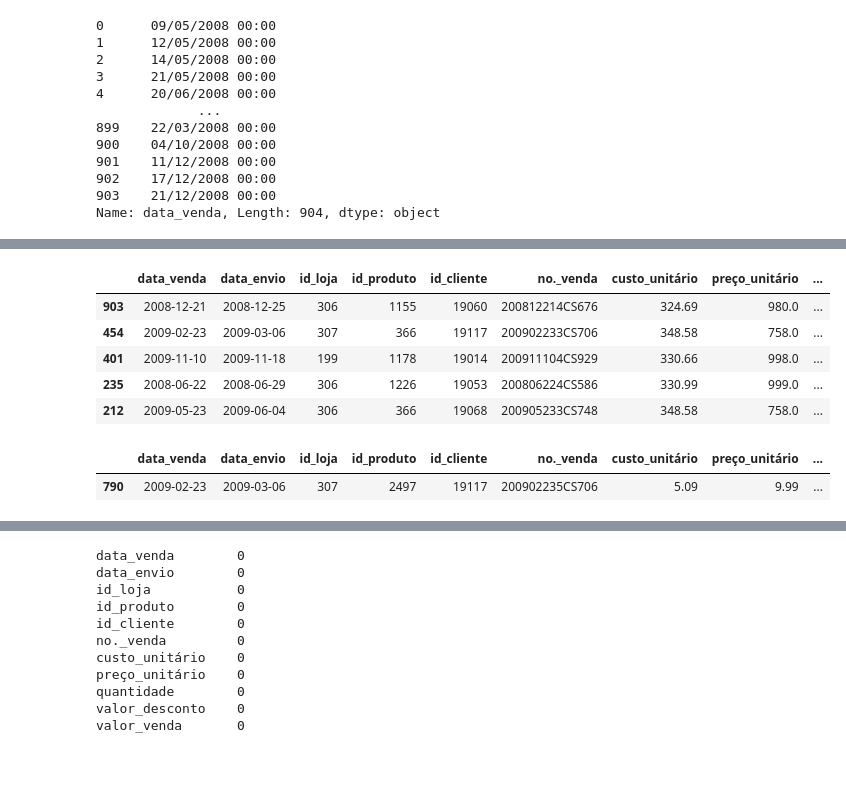
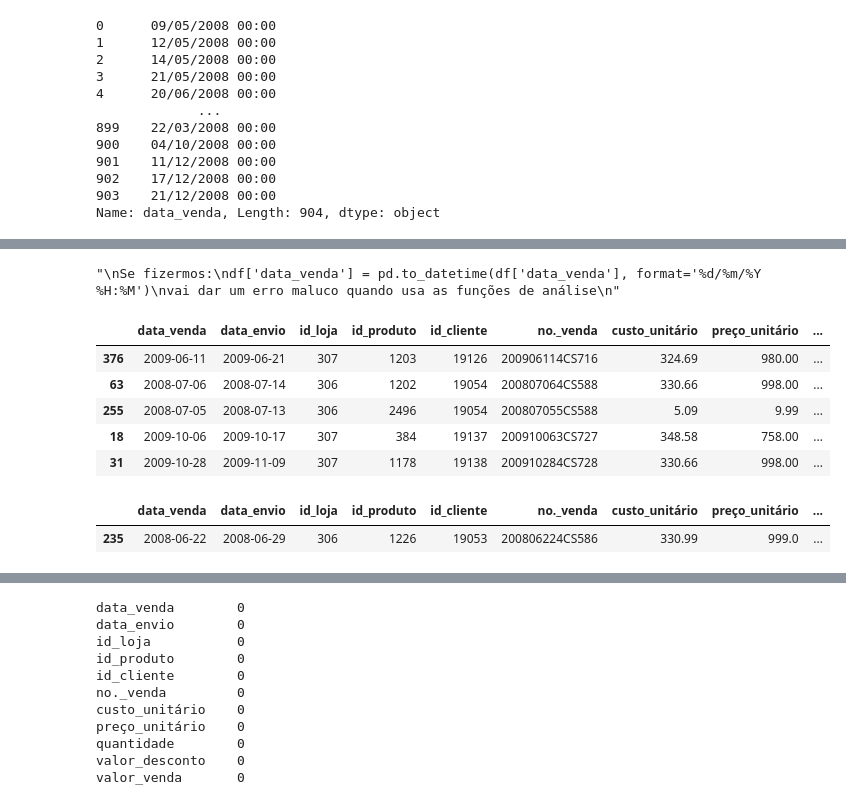
Before and after one commit to til021/Analise-Pandas, a Jupyter notebook: Analise Pandas.ipynb, the cells around one changed output, grey strips where cells are left out. Saved outputs shown, nothing was run; the diff lists cells and outputs as text; code cells hidden in the pictures; blank space fills up the shorter version.

```diff
--- a/Analise Pandas.ipynb
+++ b/Analise Pandas.ipynb
@@ -122,24 +137,33 @@ Name: data_venda, Length: 904, dtype: object
+# %%
+# Convertendo as colunas de data:
+"""
+Se fizermos:
+df['data_venda'] = pd.to_datetime(df['data_venda'], format='%d/%m/%Y %H:%M')
+vai dar um erro maluco quando usa as funções de análise
+"""
+# %% [output]
+"\nSe fizermos:\ndf['data_venda'] = pd.to_datetime(df['data_venda'], format='%d/%m/%Y %H:%M')\nvai dar um erro maluco quando usa as funções de análise\n"
 # %%
 # Convertendo as colunas de data:
 
 
-df['data_venda'] = pd.to_datetime(df['data_venda'], format='%d/%m/%Y %H:%M') # Para dar certo tem que colocar os espaçadores!
-df['data_envio'] = pd.to_datetime(df['data_envio'], format='%d/%m/%Y %H:%M')
+df['data_venda'] = pd.to_datetime(df['data_venda'], dayfirst = True)
+df['data_envio'] = pd.to_datetime(df['data_envio'], dayfirst = True)
 df.sample(5)
 # %% [output]
 |  | data_venda | data_envio | id_loja | id_produto | id_cliente | no._venda | custo_unitário | preço_unitário | ... |
-| 903 | 2008-12-21 | 2008-12-25 | 306 | 1155 | 19060 | 200812214CS676 | 324.69 | 980.0 | ... |
-| 454 | 2009-02-23 | 2009-03-06 | 307 | 366 | 19117 | 200902233CS706 | 348.58 | 758.0 | ... |
-| 401 | 2009-11-10 | 2009-11-18 | 199 | 1178 | 19014 | 200911104CS929 | 330.66 | 998.0 | ... |
-| 235 | 2008-06-22 | 2008-06-29 | 306 | 1226 | 19053 | 200806224CS586 | 330.99 | 999.0 | ... |
-| 212 | 2009-05-23 | 2009-06-04 | 306 | 366 | 19068 | 200905233CS748 | 348.58 | 758.0 | ... |
+| 376 | 2009-06-11 | 2009-06-21 | 307 | 1203 | 19126 | 200906114CS716 | 324.69 | 980.00 | ... |
+| 63 | 2008-07-06 | 2008-07-14 | 306 | 1202 | 19054 | 200807064CS588 | 330.66 | 998.00 | ... |
+| 255 | 2008-07-05 | 2008-07-13 | 306 | 2496 | 19054 | 200807055CS588 | 5.09 | 9.99 | ... |
+| 18 | 2009-10-06 | 2009-10-17 | 307 | 384 | 19137 | 200910063CS727 | 348.58 | 758.00 | ... |
+| 31 | 2009-10-28 | 2009-11-09 | 307 | 1178 | 19138 | 200910284CS728 | 330.66 | 998.00 | ... |
 # %%
 # Tempo de envio do produto
-df["tempo_envio"] = df["data_envio"] - df["data_venda"]
+df["tempo_envio"] = (df["data_envio"] - df["data_venda"]).dt.days
 df.sample(1)
 # %% [output]
 |  | data_venda | data_envio | id_loja | id_produto | id_cliente | no._venda | custo_unitário | preço_unitário | ... |
-| 790 | 2009-02-23 | 2009-03-06 | 307 | 2497 | 19117 | 200902235CS706 | 5.09 | 9.99 | ... |
+| 235 | 2008-06-22 | 2008-06-29 | 306 | 1226 | 19053 | 200806224CS586 | 330.99 | 999.0 | ... |
 # %%
 df["tempo_envio"].mean()
 # %% [output]
```
Also changed, not shown: parts of 12 cells of this notebook.
